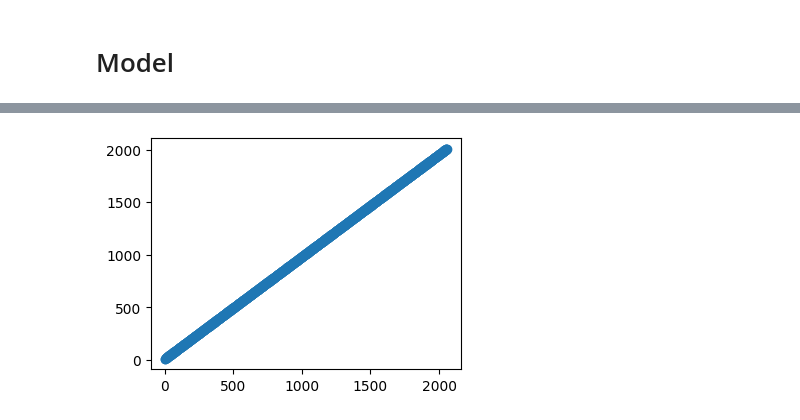
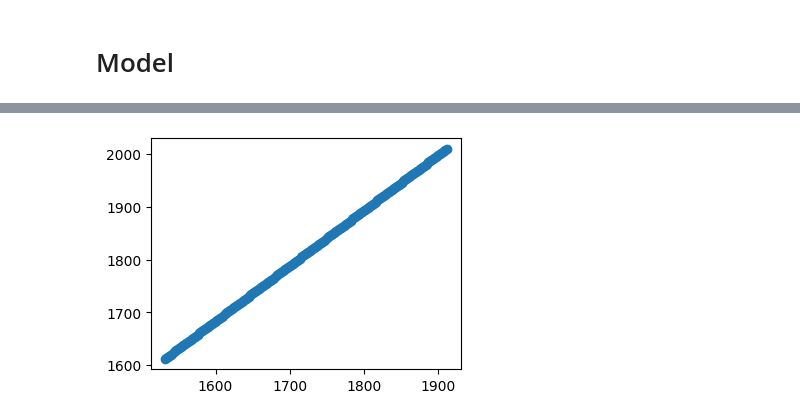
Before and after one commit to sidhu2690/Torch_Notes, a Jupyter notebook: 01_torch_regression.ipynb, the cells around one changed output, grey strips where cells are left out. Saved outputs shown, nothing was run; the diff lists cells and outputs as text; code cells hidden in the pictures.

```diff
--- a/01_torch_regression.ipynb
+++ b/01_torch_regression.ipynb
@@ -8,10 +8,14 @@ import matplotlib.pyplot as plt
 # %%
 torch.manual_seed(42)
 
-x = np.arange(1, 1000)
-y = 2 * x + 10
+X = np.arange(1, 1001)
+y = 2 * X + 10
+
+X_train, X_test, y_train, y_test = X[:800], X[800:], y[:800], y[800:]
 # %%
-X = torch.tensor(x, dtype = torch.float32)
-y = torch.tensor(y, dtype = torch.float32)
+X_train = torch.tensor(X_train, dtype = torch.float32)
+y_train = torch.tensor(y_train, dtype = torch.float32)
+X_test = torch.tensor(X_test, dtype = torch.float32)
+y_test = torch.tensor(y_test, dtype = torch.float32)
 # %%
 plt.figure(figsize=(4, 3))
@@ -40,5 +45,5 @@ OrderedDict([('w', tensor([0.3367])), ('b', tensor([0.1288]))])
 # %%
-optimizer = torch.optim.SGD(params = model.parameters(), lr = 0.0001)
+optimizer = torch.optim.SGD(params = model.parameters(), lr = 0.001)
 criterion = nn.L1Loss()
 epochs = 100
 # %%
@@ -48,8 +53,8 @@ model(X).shape, y.shape
 # %%
 for epoch in range(epochs):
   model.train()
-  y_pred = model(X)
-  loss = criterion(y_pred, y)
+  y_pred = model(X_train)
+  loss = criterion(y_pred, y_train)
 
   optimizer.zero_grad()
   loss.backward()
@@ -66,12 +71,12 @@ for epoch in range(epochs):
 # %%
 # Check result
 
 model.eval()
 with torch.inference_mode():
-  y_predicted = model(X)
+  y_predicted = model(X_test)
 
 plt.figure(figsize=(4, 3))
-plt.scatter(y_predicted, y)
+plt.scatter(y_predicted, y_test)
 plt.show()
 # %% [output]
-[figure, old version]
+[figure, new version]
```
Also changed, not shown: parts of 5 cells of this notebook.
